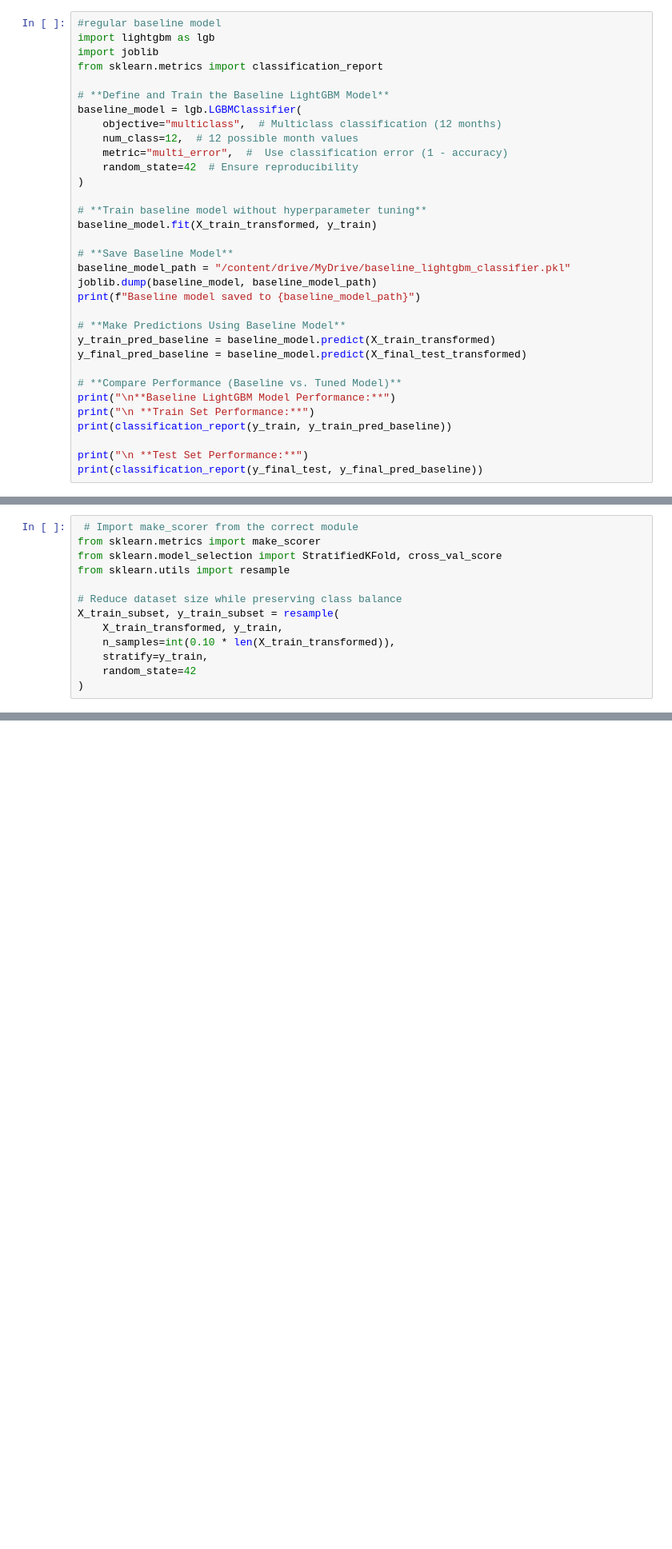
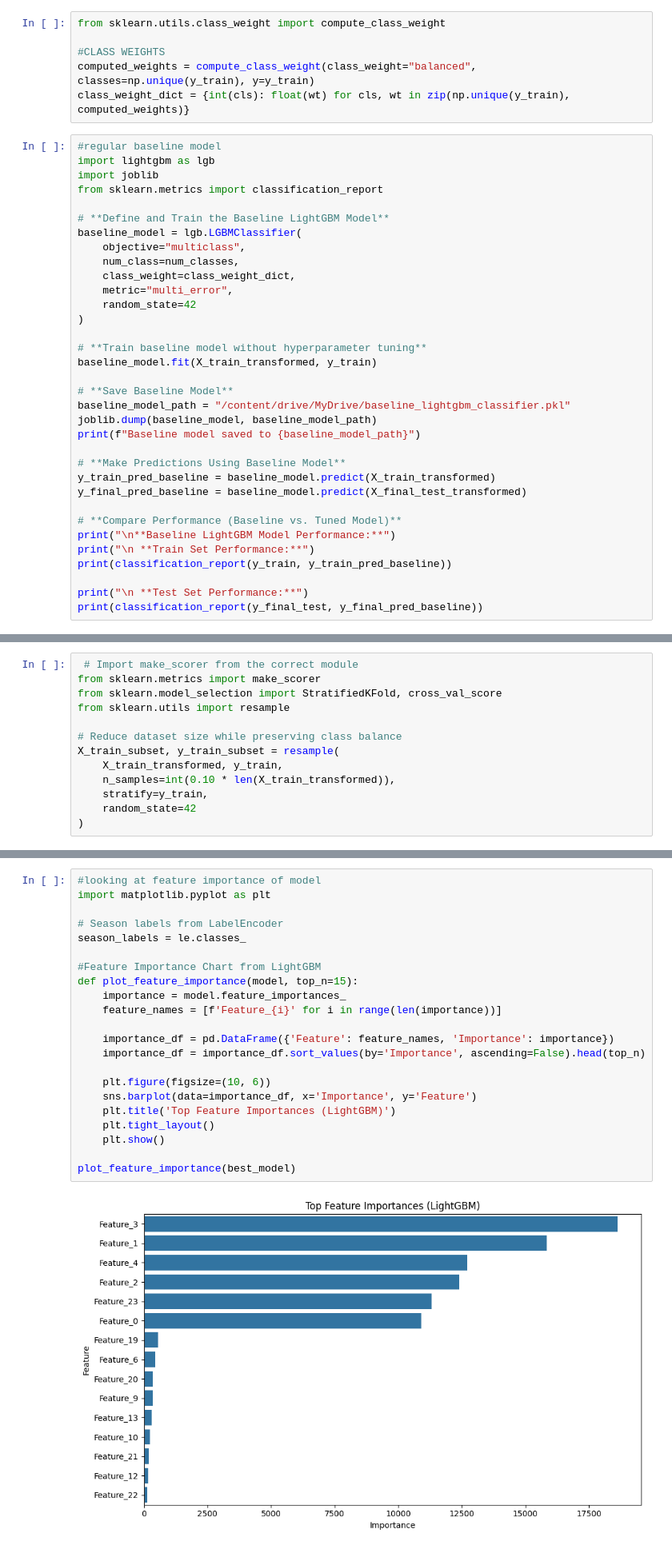
Before and after one commit to DajanaSanchez/BirdMigrationClimateAnalysis, a Jupyter notebook: climate_ensemble_final.ipynb, the cells around one changed output, grey strips where cells are left out. Shown at 80% size. Cells and saved outputs as stored; diff of their text form; blank space fills up the shorter version.

```diff
--- a/climate_ensemble_final.ipynb
+++ b/climate_ensemble_final.ipynb
@@ -298,6 +288,12 @@ Final Adjusted Class Weights: {1: 0.660154776625089, 2: 0.9862412385324167, 3: 0
 # Fit the preprocessor on the training set and transform both sets
 X_train_transformed = preprocessor.fit_transform(X_train)
 X_final_test_transformed = preprocessor.transform(X_final_test)
+# %%
+from sklearn.utils.class_weight import compute_class_weight
+
+#CLASS WEIGHTS
+computed_weights = compute_class_weight(class_weight="balanced", classes=np.unique(y_train), y=y_train)
+class_weight_dict = {int(cls): float(wt) for cls, wt in zip(np.unique(y_train), computed_weights)}
 # %%
 #regular baseline model
 import lightgbm as lgb
@@ -306,10 +302,11 @@ from sklearn.metrics import classification_report
 
 # **Define and Train the Baseline LightGBM Model**
 baseline_model = lgb.LGBMClassifier(
-    objective="multiclass",  # Multiclass classification (12 months)
-    num_class=12,  # 12 possible month values
-    metric="multi_error",  #  Use classification error (1 - accuracy)
-    random_state=42  # Ensure reproducibility
+    objective="multiclass",
+    num_class=num_classes,
+    class_weight=class_weight_dict,
+    metric="multi_error",
+    random_state=42
 )
 
 # **Train baseline model without hyperparameter tuning**
@@ -791,0 +598,24 @@ Passing `palette` without assigning `hue` is deprecated and will be removed in v
+# %%
+#looking at feature importance of model
+import matplotlib.pyplot as plt
+
+# Season labels from LabelEncoder
+season_labels = le.classes_
+
+#Feature Importance Chart from LightGBM
+def plot_feature_importance(model, top_n=15):
+    importance = model.feature_importances_
+    feature_names = [f'Feature_{i}' for i in range(len(importance))]
+
+    importance_df = pd.DataFrame({'Feature': feature_names, 'Importance': importance})
+    importance_df = importance_df.sort_values(by='Importance', ascending=False).head(top_n)
+
+    plt.figure(figsize=(10, 6))
+    sns.barplot(data=importance_df, x='Importance', y='Feature')
+    plt.title('Top Feature Importances (LightGBM)')
+    plt.tight_layout()
+    plt.show()
+
+plot_feature_importance(best_model)
+# %% [output]
+[figure, added]
```
Also changed, not shown: parts of 49 cells of this notebook.
